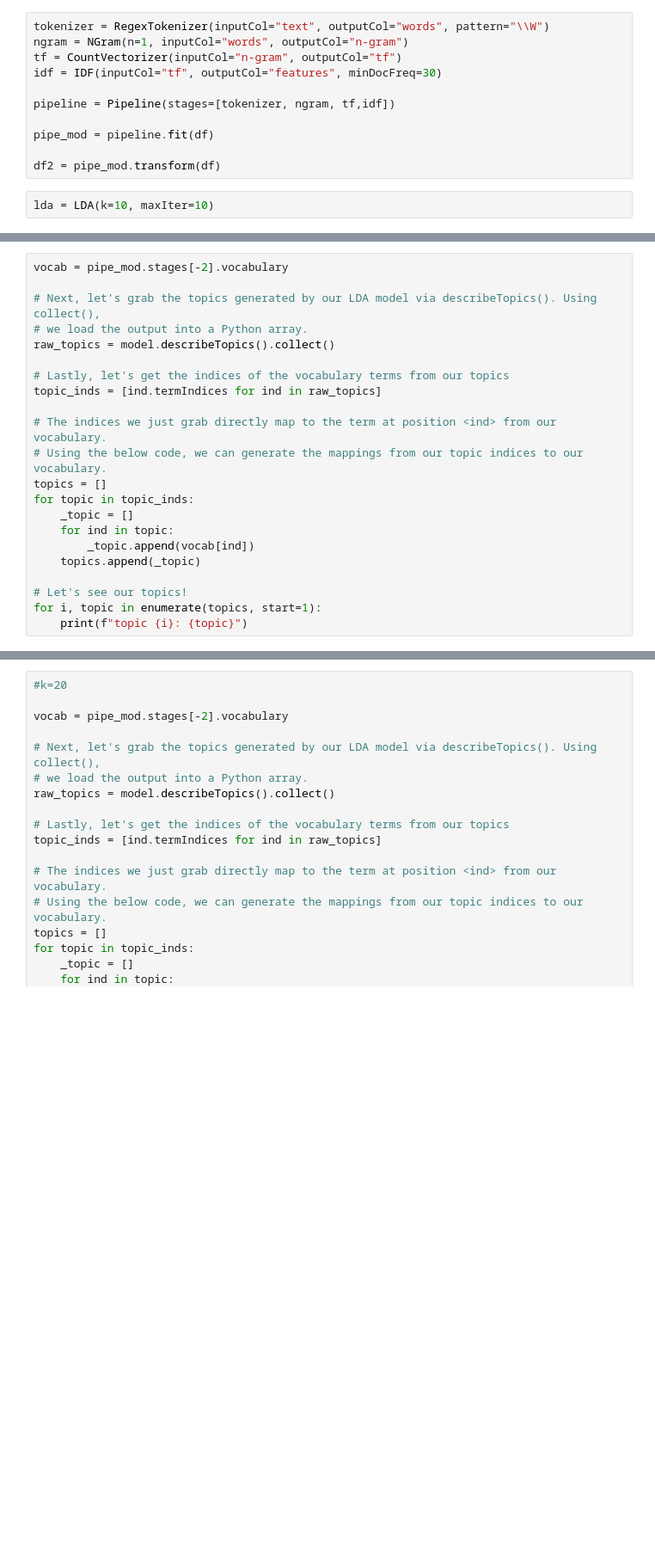
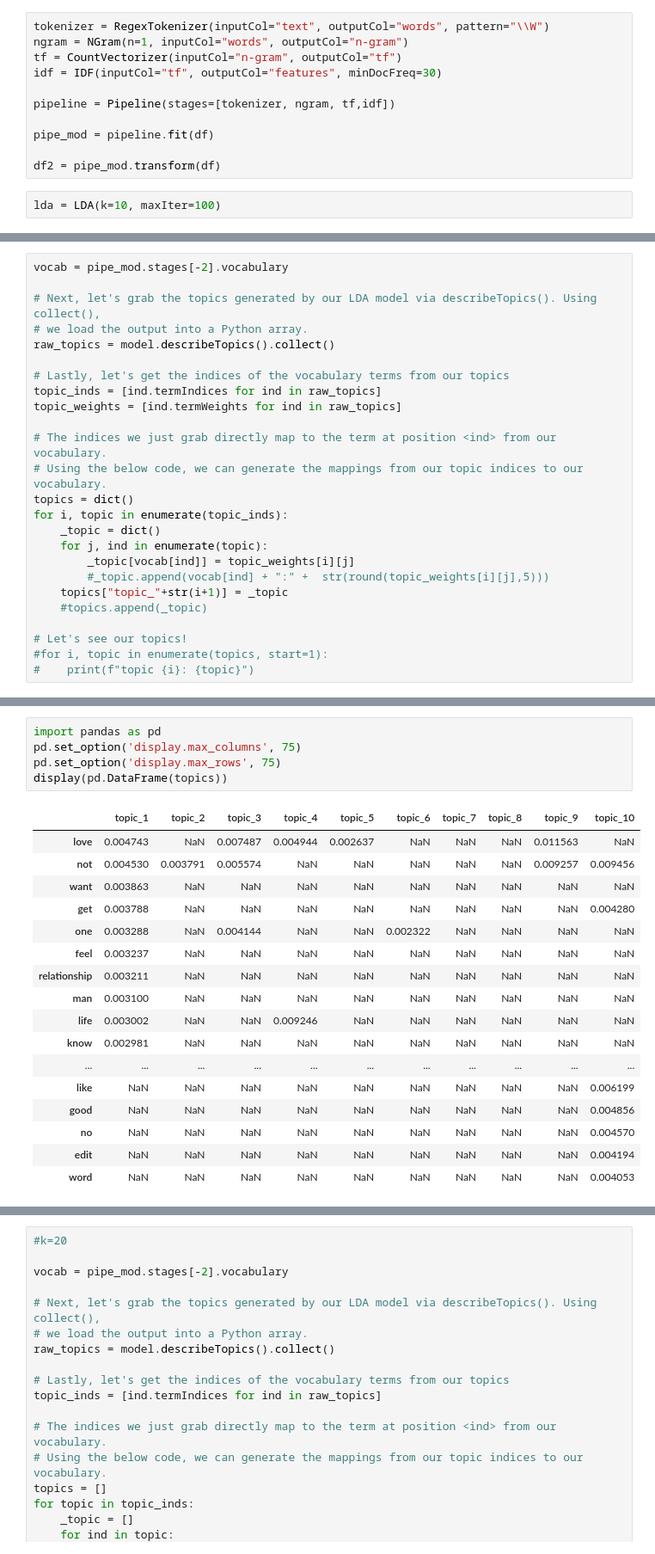
Before and after one commit to moiraghif/Amazon-Kindle-Store-Reviews, a Jupyter notebook: pyspark_notebook.ipynb, the cells around one changed output, grey strips where cells are left out. Shown at 86% size. Cells and saved outputs as stored; diff of their text form; blank space fills up the shorter version.

```diff
--- a/pyspark_notebook.ipynb
+++ b/pyspark_notebook.ipynb
@@ -526,5 +520,5 @@ pipe_mod = pipeline.fit(df)
 
 df2 = pipe_mod.transform(df)
 # %%
-lda = LDA(k=10, maxIter=10)
+lda = LDA(k=10, maxIter=100)
 # %%
@@ -538,16 +532,19 @@ raw_topics = model.describeTopics().collect()
 
 # Lastly, let's get the indices of the vocabulary terms from our topics
 topic_inds = [ind.termIndices for ind in raw_topics]
+topic_weights = [ind.termWeights for ind in raw_topics]
 
 # The indices we just grab directly map to the term at position <ind> from our vocabulary.
 # Using the below code, we can generate the mappings from our topic indices to our vocabulary.
-topics = []
-for topic in topic_inds:
-    _topic = []
-    for ind in topic:
-        _topic.append(vocab[ind])
-    topics.append(_topic)
+topics = dict()
+for i, topic in enumerate(topic_inds):
+    _topic = dict()
+    for j, ind in enumerate(topic):
+        _topic[vocab[ind]] = topic_weights[i][j]
+        #_topic.append(vocab[ind] + ":" +  str(round(topic_weights[i][j],5)))
+    topics["topic_"+str(i+1)] = _topic
+    #topics.append(_topic)
 
 # Let's see our topics!
-for i, topic in enumerate(topics, start=1):
-    print(f"topic {i}: {topic}")
+#for i, topic in enumerate(topics, start=1):
+#    print(f"topic {i}: {topic}")
@@ -564,0 +575,23 @@ topic 10: ['love', 'not', 'stori', 'get', 'wait', 'one', 'ca', 'want', 'seri', '
+# %%
+import pandas as pd
+pd.set_option('display.max_columns', 75)
+pd.set_option('display.max_rows', 75)
+display(pd.DataFrame(topics))
+# %% [output]
+|  | topic_1 | topic_2 | topic_3 | topic_4 | topic_5 | topic_6 | topic_7 | topic_8 | topic_9 | topic_10 |
+| love | 0.004743 | NaN | 0.007487 | 0.004944 | 0.002637 | NaN | NaN | NaN | 0.011563 | NaN |
+| not | 0.004530 | 0.003791 | 0.005574 | NaN | NaN | NaN | NaN | NaN | 0.009257 | 0.009456 |
+| want | 0.003863 | NaN | NaN | NaN | NaN | NaN | NaN | NaN | NaN | NaN |
+| get | 0.003788 | NaN | NaN | NaN | NaN | NaN | NaN | NaN | NaN | 0.004280 |
+| one | 0.003288 | NaN | 0.004144 | NaN | NaN | 0.002322 | NaN | NaN | NaN | NaN |
+| feel | 0.003237 | NaN | NaN | NaN | NaN | NaN | NaN | NaN | NaN | NaN |
+| relationship | 0.003211 | NaN | NaN | NaN | NaN | NaN | NaN | NaN | NaN | NaN |
+| man | 0.003100 | NaN | NaN | NaN | NaN | NaN | NaN | NaN | NaN | NaN |
+| life | 0.003002 | NaN | NaN | 0.009246 | NaN | NaN | NaN | NaN | NaN | NaN |
+| know | 0.002981 | NaN | NaN | NaN | NaN | NaN | NaN | NaN | NaN | NaN |
+| ... | ... | ... | ... | ... | ... | ... | ... | ... | ... | ... |
+| like | NaN | NaN | NaN | NaN | NaN | NaN | NaN | NaN | NaN | 0.006199 |
+| good | NaN | NaN | NaN | NaN | NaN | NaN | NaN | NaN | NaN | 0.004856 |
+| no | NaN | NaN | NaN | NaN | NaN | NaN | NaN | NaN | NaN | 0.004570 |
+| edit | NaN | NaN | NaN | NaN | NaN | NaN | NaN | NaN | NaN | 0.004194 |
+| word | NaN | NaN | NaN | NaN | NaN | NaN | NaN | NaN | NaN | 0.004053 |
```
Also changed, not shown: parts of 43 cells of this notebook.
